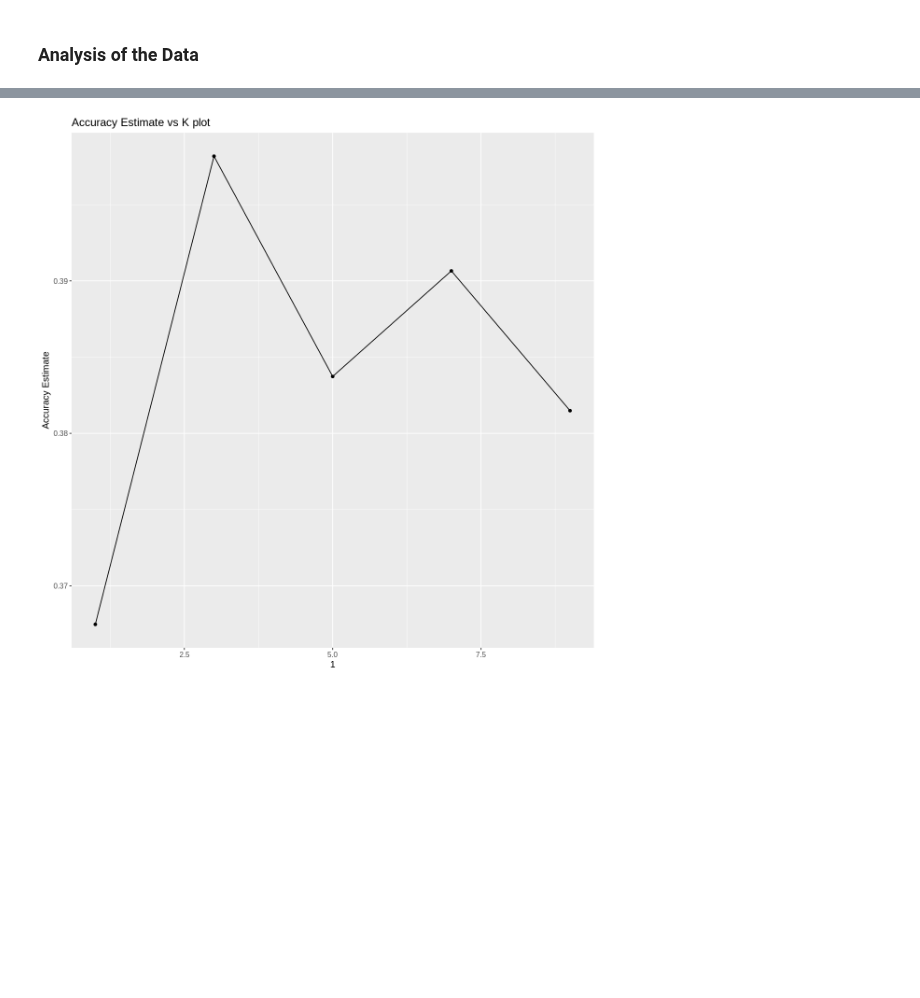
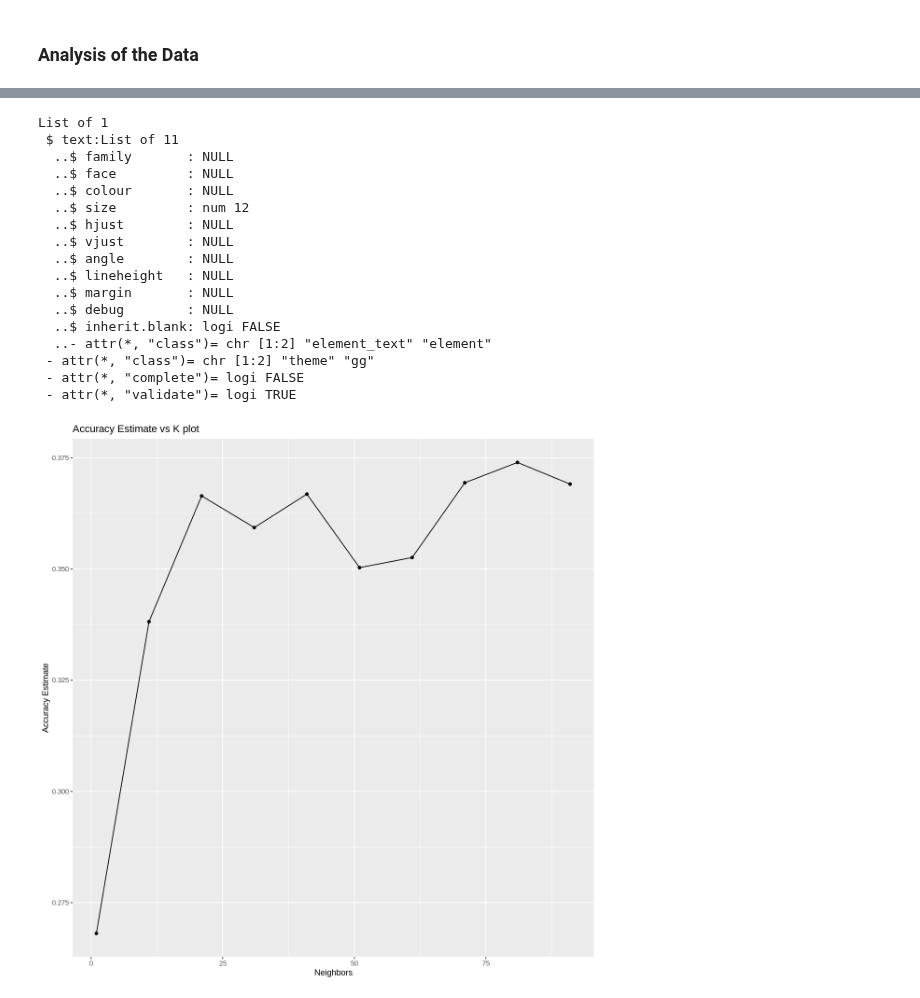
Before and after one commit to sachit-sharma/dsci-100-group-project-group53, a Jupyter notebook: project_report.ipynb, the cells around one changed output, grey strips where cells are left out. Drawn from its saved outputs; the diff is of its cells as text; code cells hidden in the pictures; blank space fills up the shorter version.

```diff
--- a/project_report.ipynb
+++ b/project_report.ipynb
@@ -276,7 +276,7 @@ heart_disease_vfold <- vfold_cv(heart_disease_train, v = 5, strata = class)
 
 #Creating the recipe and performing centering, scaling and upsampling.
 
-heart_disease_recipe <- recipe(class ~ age + trestbps + chol + thalach, data = heart_disease_train) |>
+heart_disease_recipe <- recipe(class ~ trestbps + chol + trestbps + age, data = heart_disease_train) |>
                         step_center(all_predictors()) |>
                         step_scale(all_predictors())
 
@@ -287,7 +287,7 @@ knn_spec <- nearest_neighbor(weight_func = "rectangular", neighbors = tune()) |>
             set_mode("classification")
 
 #Creating a data frame for k values
-k_vals <- tibble(neighbors = seq(from = 1, to = 10, by = 2))
+k_vals <- tibble(neighbors = seq(from = 1, to = 100, by = 10))
 heart_disease_recipe
 knn_spec
 # %% [output]
@@ -331,15 +339,31 @@ A tibble: 5 × 7
 # %%
 #Visualising the results using an accuracy estimate vs k plot
 accuracy_vs_k <- ggplot(knn_results, aes(x = neighbors, y = mean)) +
   geom_point() +
   geom_line() +
   labs(x = "Neighbors", y = "Accuracy Estimate") +
-  ggtitle("Accuracy Estimate vs K plot") +
-  scale_x_continuous(1:10) +
+  ggtitle("Accuracy Estimate vs K plot")
   theme(text = element_text(size = 12))
 accuracy_vs_k
 # %% [output]
+List of 1
+ $ text:List of 11
+  ..$ family       : NULL
+  ..$ face         : NULL
+  ..$ colour       : NULL
+  ..$ size         : num 12
+  ..$ hjust        : NULL
+  ..$ vjust        : NULL
+  ..$ angle        : NULL
+  ..$ lineheight   : NULL
+  ..$ margin       : NULL
+  ..$ debug        : NULL
+  ..$ inherit.blank: logi FALSE
+  ..- attr(*, "class")= chr [1:2] "element_text" "element"
+ - attr(*, "class")= chr [1:2] "theme" "gg"
+ - attr(*, "complete")= logi FALSE
+ - attr(*, "validate")= logi TRUE
-[figure, old version]
+[figure, new version]
 # %%
 #Finding the best k
 best_k <- knn_results  |>
```
Also changed, not shown: parts of 8 cells of this notebook.
